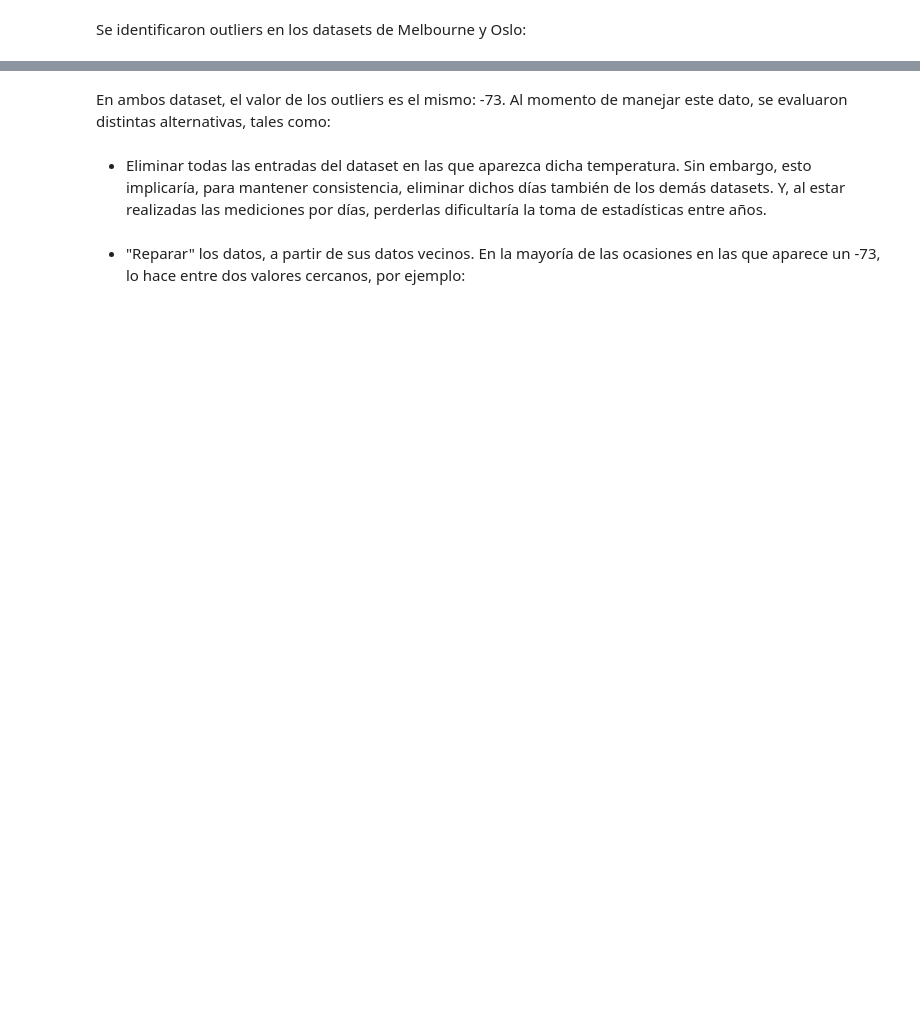
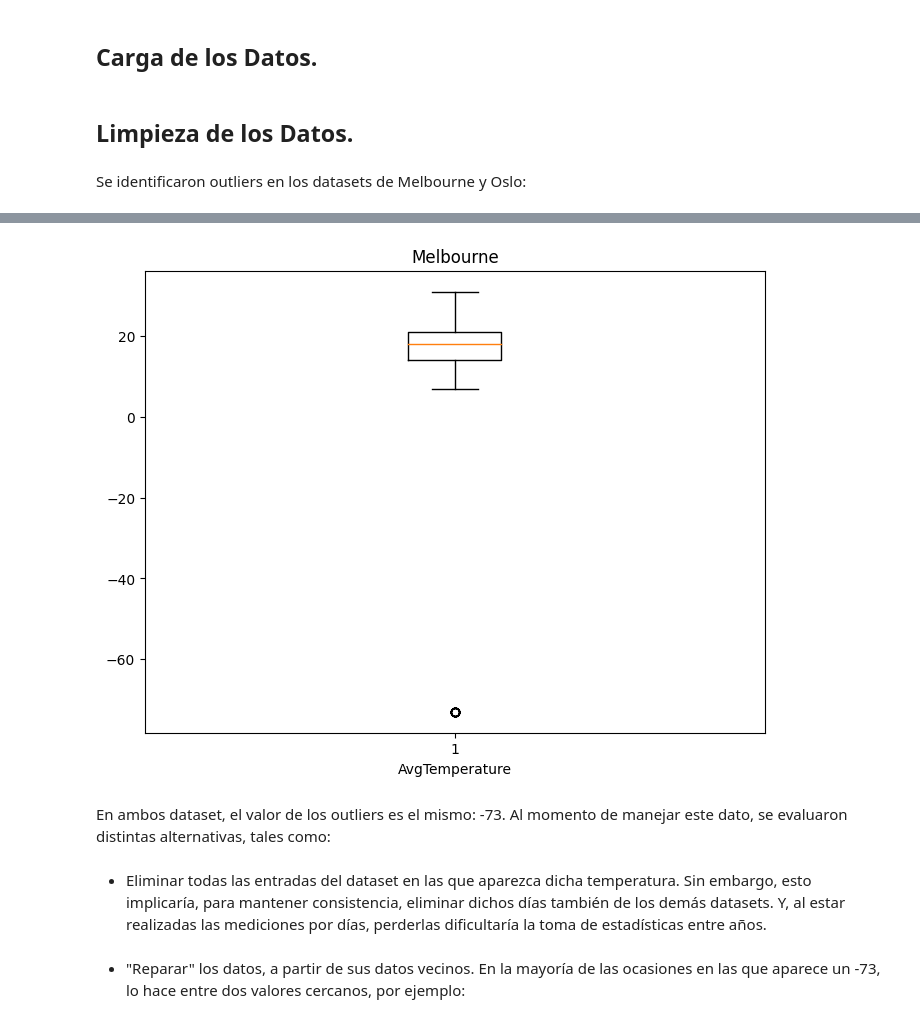
Before and after one commit to iroumec/TPE-TDI, a Jupyter notebook: notebook.ipynb, the cells around one changed output, grey strips where cells are left out. Cells and saved outputs as stored; diff of their text form; code cells hidden in the pictures; blank space fills up the shorter version.

```diff
--- a/notebook.ipynb
+++ b/notebook.ipynb
@@ -12,14 +13,28 @@ import pandas as pd
 import numpy as np
 import plotly.express as px
 import matplotlib.pyplot as plt
+# %% [markdown]
+## Carga de los Datos.
 # %%
 #Se cargan los datos de la temperatura de las ciudades en datasets
 dataset_raw_quito=pd.read_csv("temperature_Quito_celsius.csv")
 dataset_raw_melbourne=pd.read_csv("temperature_Melbourne_celsius.csv")
 dataset_raw_oslo=pd.read_csv("temperature_Oslo_celsius.csv")
+
+# (Este dataset será usado recién en la parte 4).
+dataset_raw_melbourne_ruidoso = pd.read_csv("temperature_Melbourne_celsius_ruidoso.csv")
+# %% [markdown]
+## Limpieza de los Datos.
 # %% [markdown]
 Se identificaron outliers en los datasets de Melbourne y Oslo:
 # %%
+def mostrar_boxplot(dataset, x, title):
+    plt.figure(figsize=(8, 6))
+    plt.boxplot(dataset[x])
+    plt.title(title)
+    plt.xlabel(x)
+    plt.show()
+
 fig = px.box(dataset_raw_melbourne, x="AvgTemperature", width=800, height=400, title="Boxplot de Melbourne")
 
 fig.show()
@@ -27,6 +42,12 @@ fig.show()
 fig = px.box(dataset_raw_oslo, x="AvgTemperature", width=800, height=400, title="Boxplot de Oslo")
 
 fig.show()
+
+fig = px.box(dataset_raw_melbourne_ruidoso, x="AvgTemperature", width=800, height=400, title="Boxplot de Melbourne Ruidoso")
+
+fig.show()
+
+mostrar_boxplot(dataset_raw_melbourne, "AvgTemperature", "Melbourne")
 # %% [output]
 [interactive output not drawn]
 [interactive output not drawn]
@@ -33,3 +55,4 @@ fig.show()
+[figure, added]
 # %% [markdown]
 En ambos dataset, el valor de los outliers es el mismo: -73. Al momento de manejar este dato, se evaluaron distintas alternativas, tales como:
 # %% [markdown]
```
Also changed, not shown: parts of 70 cells of this notebook.
